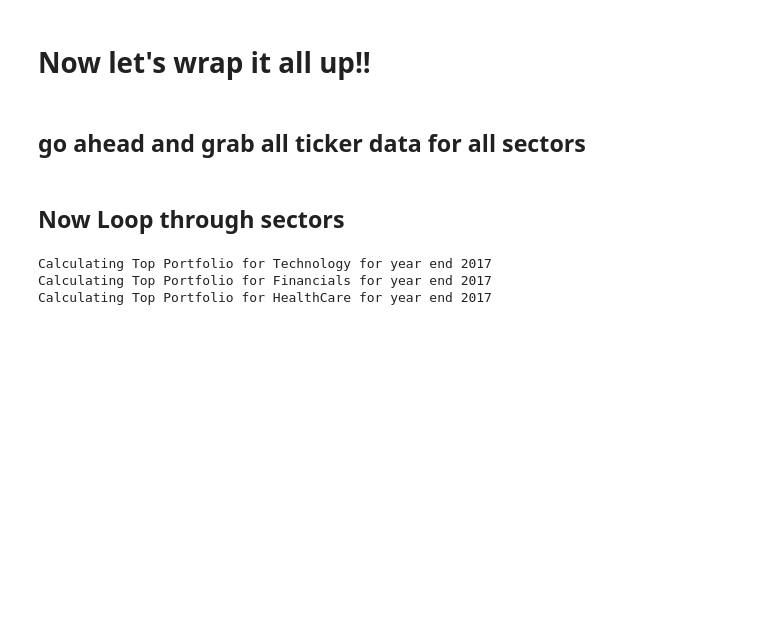
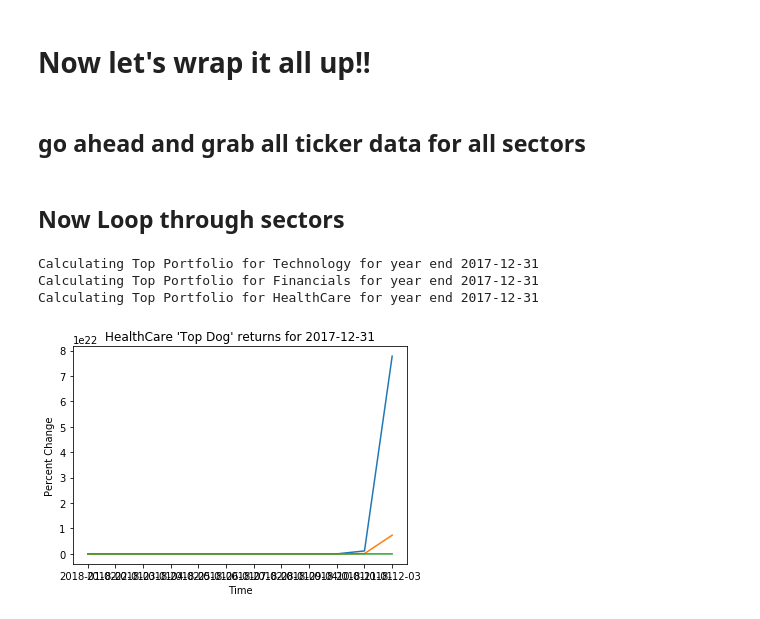
Before and after one commit to willwillis/sector-top-dogs, a Jupyter notebook: notebooks/Will/FromMina/Analysis-by-Year.ipynb, the cells around one changed output. Drawn from its saved outputs; the diff is of its cells as text; code cells hidden in the pictures; blank space fills up the shorter version.

```diff
--- a/notebooks/Will/FromMina/Analysis-by-Year.ipynb
+++ b/notebooks/Will/FromMina/Analysis-by-Year.ipynb
@@ -190,6 +191,11 @@ def top_10_returns(df,sector,year):
     weights = [0.1, 0.1, 0.1, 0.1, 0.1, 0.1, 0.1, 0.1, 0.1, 0.1]
     portfolio_monthly = top_dog_portfolio.dot(weights)
     portfolio_one = (1+ portfolio_monthly).cumprod() -1
+    plt.plot(portfolio_one)
+    plt.xlabel('Time')
+    plt.title(f"{sector} 'Top Dog' returns for {year}")
+    plt.ylabel('Percent Change')
+    plt.savefig(f"{sector}_top_dog_returns{year}.png")
     portfolio_one = portfolio_one.tail(1)
     portfolio_one = pd.DataFrame(portfolio_one)
     portfolio_one = portfolio_one.reset_index(drop=True)
@@ -212,22 +218,24 @@ all_prices_df = pd.read_csv(monthly_csv, parse_dates=True, infer_datetime_format
 # %%
 sectors = ['Technology','Financials','HealthCare']
 start = '2015-01-01'
-end   = '2017-12-31'
+year_end   = '2017-12-31'
 year,month,day = end.split('-')
 
 # Loop through sectors, to find top dogs by sector
 for sector in sectors:
-    print(f"Calculating Top Portfolio for {sector} for year end {year}")
+    print(f"Calculating Top Portfolio for {sector} for year end {year_end}")
     sector_csv = Path(f"./{sector}SectorTickers-between-2015-2018.csv")
     sector_tickers_df = pd.read_csv(tech_csv)
     tickers = get_tickers_for_years(['2015','2016','2017'], sector)
     results_df = combined_df_for_timeframe(all_prices_df,tickers,start,end,sector)
     top10 = top_10_df(results_df)
     top_tickers = []
     top_tickers = top10['index'].tolist()
     top_dog_portfolio = combined_df_for_timeframe(all_prices_df,top_tickers,top_start,top_end,sector)
-    top_10_returns(top_dog_portfolio,sector,year)
+    #print(top_dog_portfolio.plot( title=f"{sector} Portfolio Performance for {year_end}" )   )
+    top_10_returns(top_dog_portfolio,sector,year_end)
 # %% [output]
-Calculating Top Portfolio for Technology for year end 2017
-Calculating Top Portfolio for Financials for year end 2017
-Calculating Top Portfolio for HealthCare for year end 2017
+Calculating Top Portfolio for Technology for year end 2017-12-31
+Calculating Top Portfolio for Financials for year end 2017-12-31
+Calculating Top Portfolio for HealthCare for year end 2017-12-31
+[figure, added]
```
Also changed, not shown: parts of 1 cell of this notebook, 6 other files.
